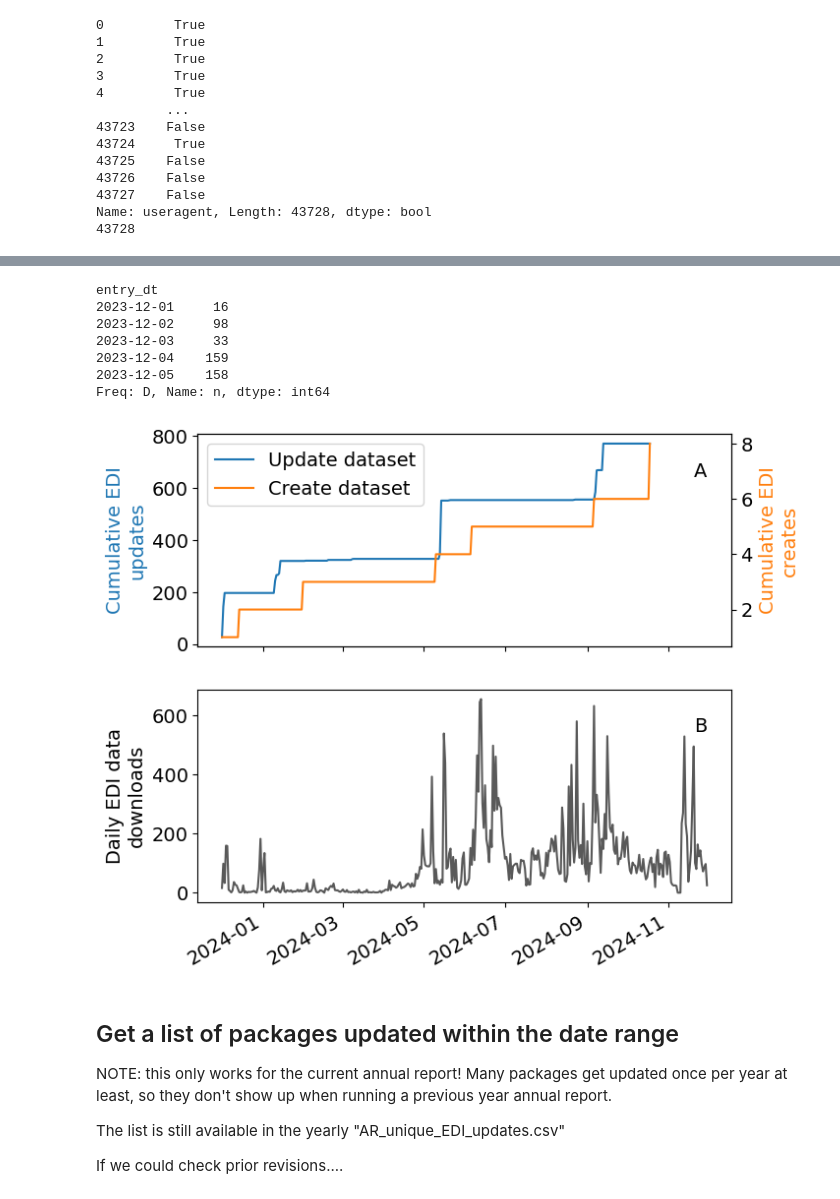
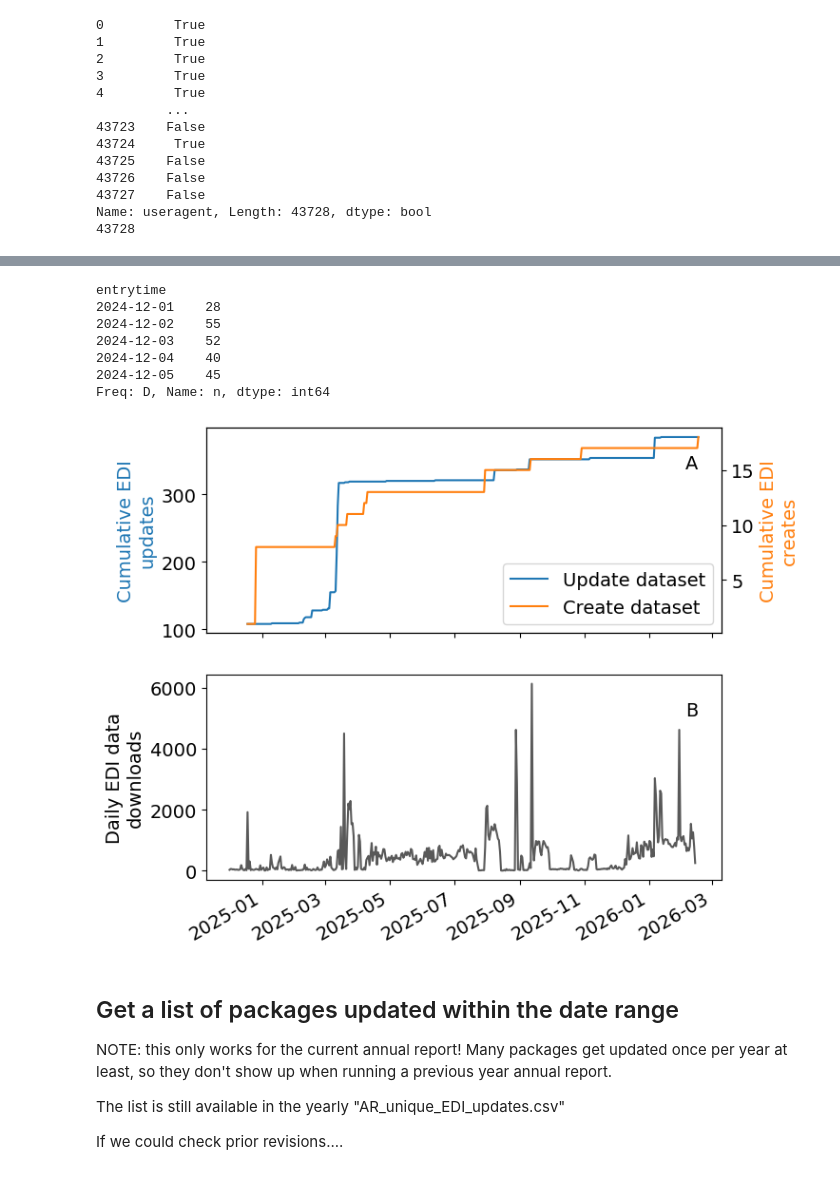
Before and after one commit to jornada-im/diagnostics, a Jupyter notebook: JRN-EDI-diagnostics-ANNRPT.ipynb, the cells around one changed output, grey strips where cells are left out. Drawn from its saved outputs; the diff is of its cells as text; code cells hidden in the pictures.

```diff
--- a/JRN-EDI-diagnostics-ANNRPT.ipynb
+++ b/JRN-EDI-diagnostics-ANNRPT.ipynb
@@ -9,8 +18,8 @@ import datetime as dt
 # %%
 # Set some parameters
-start_rpt = '2023-12-01'
-end_rpt = '2024-11-30'
-annrpt_year = '2024'
+start_rpt = '2024-12-01'
+end_rpt = '2026-02-20'
+annrpt_year = '2025'
 # %% [markdown]
 ## Archive a request for earlier data
 
@@ -24,7 +34,7 @@ KeyboardInterrupt:
 # %% [markdown]
 ## Load archived requests and most recent data
 # %%
-archived = edi.load_archived_changes()
+archived = edi.load_archived_changes(changes_path)
 # %% [output]
 Reading archived PASTA request knb-lter-jrn_20150417-20181231.xml
 Reading archived PASTA request knb-lter-jrn_20190101-20191231.xml
@@ -309,7 +319,11 @@ import pyEDIutils.edicred as cred
 # %%
 # Get public data downloads for a scope from EDI audit report
 # Sometimes this takes 2 tries
-test = edia.request_audit_report('readDataEntity', cred.dn, cred.pw,
-                               user='public', group=None,resid='knb-lter-jrn',
-                               fromdt=start_rpt, todt=end_rpt,lim=100000)
+#test = edia.request_audit_report('readDataEntity', cred.dn, cred.pw,
+#                               user='public', group=None,resid='knb-lter-jrn',
+#                               fromdt=start_rpt, todt=end_rpt,lim=100000)
+
+# Read file provided by Mark (audit manager too slow....)
+test = pd.read_csv(os.path.join(audit_path, "knb-lter-jrn_raw_datadownloads.csv"))
+test.head()
 # %% [output]
@@ -379,6 +370,9 @@ Name: useragent, Length: 43728, dtype: bool
 # %%
+# Look at the filtered dataset
+test_filt = test #### this is only if using the EDI supplied dataset
+test_filt.index = pd.to_datetime(test_filt.entrytime)
 # Calculate the daily values
-test_filt.index = pd.to_datetime(test_filt.entry_dt)
+#test_filt.index = pd.to_datetime(test_filt.entry_dt)
 test_filt['n'] = 1
 print('Average daily public downloads: ', test_filt.shape[0]/365)
 test_filt.head()
@@ -399,42 +388,43 @@ See the caveats in the documentation: https://pandas.pydata.org/pandas-docs/stab
 # %%
+# Count number of daily downloads
 dl = test_filt.n.resample('D').count()
 dl.head()
 # %% [output]
-entry_dt
-2023-12-01     16
-2023-12-02     98
-2023-12-03     33
-2023-12-04    159
-2023-12-05    158
+entrytime
+2024-12-01    28
+2024-12-02    55
+2024-12-03    52
+2024-12-04    40
+2024-12-05    45
 Freq: D, Name: n, dtype: int64
 # %%
+# Make a nice figure for the report
 fig, ax = plt.subplots(nrows=2, ncols=1, figsize=(7, 7), sharex=True)
 
 ax[0].plot(daily.index, daily.n_update.cumsum(), label='Update dataset')
 ax2 = ax[0].twinx()
 ax2.plot(daily.index, daily.n_create.cumsum(), label='Create dataset', color='C1')
 ax[0].set_ylabel('Cumulative EDI\nupdates', color='C0')
 ax2.set_ylabel('Cumulative EDI\ncreates', color='C1')
 ax2.text(0.93, 0.8, 'A', transform=ax2.transAxes)
 #ax[0].legend()
 lines, labels = ax[0].get_legend_handles_labels()
 lines2, labels2 = ax2.get_legend_handles_labels()
 ax2.legend(lines + lines2, labels + labels2, loc=0)
 
 ax[1].plot(dl, label='Download pkg', color='0.35')
 #ax[1].plot(dl.index, daily_nomet.n_create.cumsum(), label='Create pkg')
 #ax[1].plot(daily_nomet.index, daily_nomet.n_tot.cumsum(), label='$\Delta$ Total')
 #ax[1].axhline(y=63, xmin=0, xmax=1, ls=':', lw=1.5, color='k',
 #             label='Proposal goal')
 
 ax[1].set_ylabel('Daily EDI data\ndownloads')
 ax[1].text(0.93, 0.8, 'B', transform=ax[1].transAxes)
 fig.autofmt_xdate()
-fig.savefig(os.path.expanduser(
-    "~/GD_gmaurer@nmsu/IM/figures/JRN_EDI_{0}_ann_rpt2_{1}.png".format(annrpt_year,now)),
+fig.savefig(os.path.join(output_figure_path, "JRN_EDI_{0}_ann_rpt2_{1}.png".format(annrpt_year,now)),
             dpi=150, bbox_inches='tight',facecolor='w')
 # %% [output]
-[figure, old version]
+[figure, new version]
 # %% [markdown]
 ## Get a list of packages updated within the date range
 
```
Also changed, not shown: parts of 30 cells of this notebook, 15 other files.
